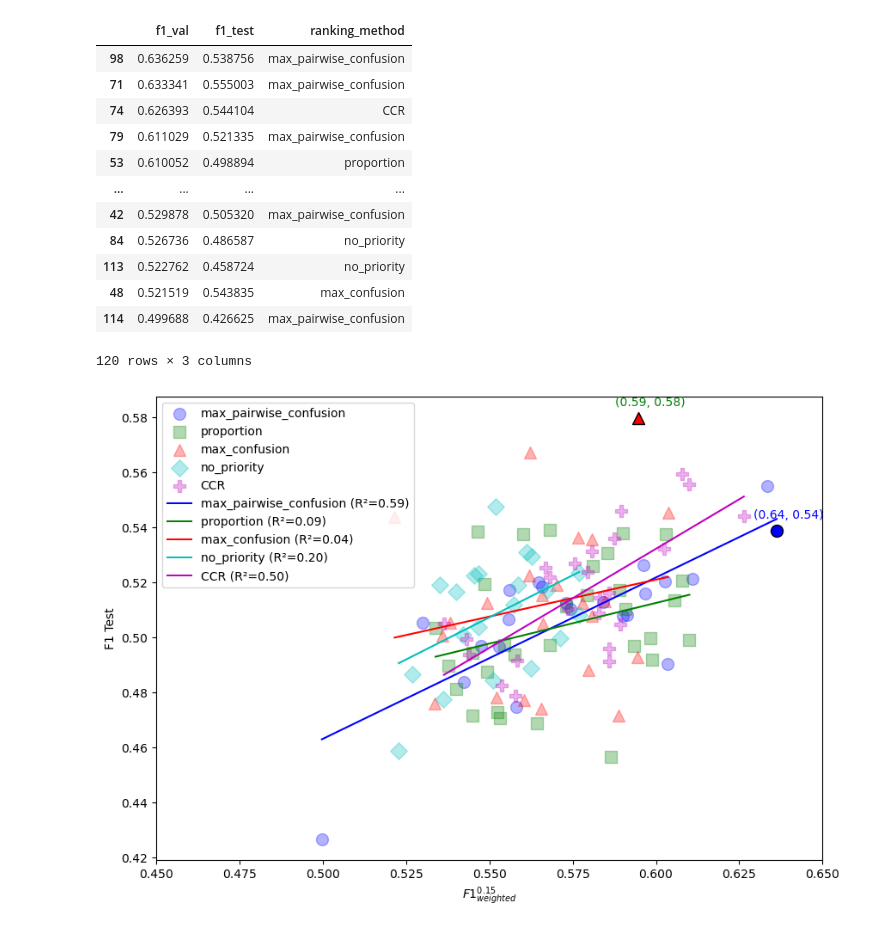
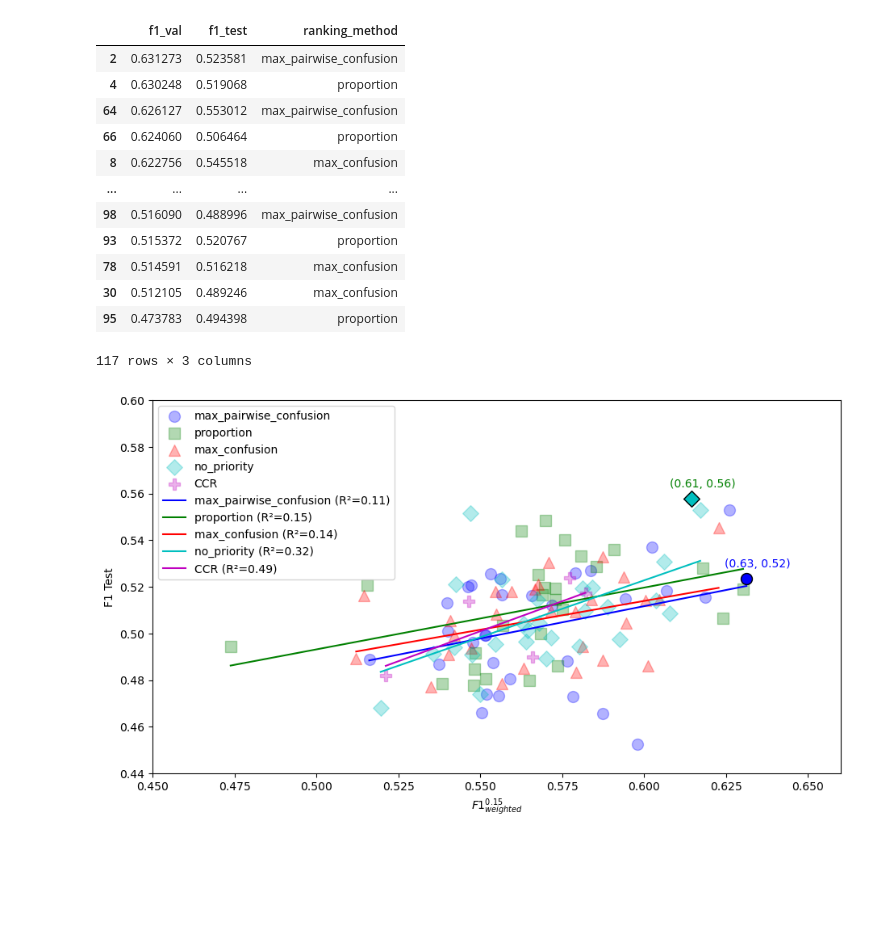
Before and after one commit to frperezgalarce/cnn-pels-vae, a Jupyter notebook: notebooks/10.hyperparameter_selection.ipynb, the cells around one changed output. Cells and saved outputs as stored; diff of their text form; code cells hidden in the pictures; blank space fills up the shorter version.

```diff
--- a/notebooks/10.hyperparameter_selection.ipynb
+++ b/notebooks/10.hyperparameter_selection.ipynb
@@ -7,7 +7,7 @@ from sklearn.linear_model import LinearRegression
 from sklearn.metrics import r2_score
 # %%
 #hyperparameterselection_f1val, hyperparameterselectionfw015, '$F1_{weighted}^{0.15}$' hyperparameterselectionfw03, '$F1_{weighted}^{0.3}$'
-filename = 'hyperparameterselectionfw015'
+filename = 'hyperparameterselection_f1val'
 xaxisname = '$F1_{weighted}^{0.15}$'
 df = pd.read_csv(filename+'.csv')
 df = df[['f1_val', 'f1_test', 'ranking_method']]
@@ -16,18 +16,18 @@ df.dropna(inplace=True)
 df.sort_values('f1_val', ascending=False)
 # %% [output]
 |  | f1_val | f1_test | ranking_method |
-| 98 | 0.636259 | 0.538756 | max_pairwise_confusion |
-| 71 | 0.633341 | 0.555003 | max_pairwise_confusion |
-| 74 | 0.626393 | 0.544104 | CCR |
-| 79 | 0.611029 | 0.521335 | max_pairwise_confusion |
-| 53 | 0.610052 | 0.498894 | proportion |
+| 2 | 0.631273 | 0.523581 | max_pairwise_confusion |
+| 4 | 0.630248 | 0.519068 | proportion |
+| 64 | 0.626127 | 0.553012 | max_pairwise_confusion |
+| 66 | 0.624060 | 0.506464 | proportion |
+| 8 | 0.622756 | 0.545518 | max_confusion |
 | ... | ... | ... | ... |
-| 42 | 0.529878 | 0.505320 | max_pairwise_confusion |
-| 84 | 0.526736 | 0.486587 | no_priority |
-| 113 | 0.522762 | 0.458724 | no_priority |
-| 48 | 0.521519 | 0.543835 | max_confusion |
-| 114 | 0.499688 | 0.426625 | max_pairwise_confusion |
+| 98 | 0.516090 | 0.488996 | max_pairwise_confusion |
+| 93 | 0.515372 | 0.520767 | proportion |
+| 78 | 0.514591 | 0.516218 | max_confusion |
+| 30 | 0.512105 | 0.489246 | max_confusion |
+| 95 | 0.473783 | 0.494398 | proportion |
-120 rows × 3 columns
+117 rows × 3 columns
 # %%
 method_styles = {
     'max_pairwise_confusion': {'marker': 'o', 'color': 'b'},
@@ -38,7 +38,7 @@ method_styles = {
 }
 # %%
 # Create scatter plot with seaborn and fixed symbols and colors
-plt.figure(figsize=(10, 7))
+plt.figure(figsize=(11, 6))
 
 # Plot scatter plot with fixed styles
 for method, style in method_styles.items():
@@ -66,32 +66,33 @@ best_f1_test_idx = df['f1_test'].idxmax()
 
 # Mark the best points with the original symbol and alpha set to 1
 best_val_point = df.loc[best_f1_val_idx]
 best_test_point = df.loc[best_f1_test_idx]
 
 plt.scatter([best_val_point['f1_val']], [best_val_point['f1_test']],
             marker=method_styles[best_val_point['ranking_method']]['marker'],
             color=method_styles[best_val_point['ranking_method']]['color'],
             s=100, alpha=1, edgecolor='k', linewidth=1)
 
 plt.scatter([best_test_point['f1_val']], [best_test_point['f1_test']],
             marker=method_styles[best_test_point['ranking_method']]['marker'],
             color=method_styles[best_test_point['ranking_method']]['color'],
             s=100, alpha=1, edgecolor='k', linewidth=1)
 
 # Annotate the best points
 plt.annotate(f"({best_val_point['f1_val']:.2f}, {best_val_point['f1_test']:.2f})",
              (best_val_point['f1_val'], best_val_point['f1_test']),
              textcoords="offset points", xytext=(10,10), ha='center', color='b')
 
 plt.annotate(f"({best_test_point['f1_val']:.2f}, {best_test_point['f1_test']:.2f})",
              (best_test_point['f1_val'], best_test_point['f1_test']),
              textcoords="offset points", xytext=(10,10), ha='center', color='g')
 
-plt.xlim(0.45, 0.65)
+plt.xlim(0.45, 0.66)
+plt.ylim(0.44, 0.6)
 plt.xlabel(xaxisname)
 plt.ylabel('F1 Test')
 plt.legend()
 plt.savefig(filename+'.png')
 plt.show()
 # %% [output]
-[figure, old version]
+[figure, new version]
```
Also changed, not shown: parts of 4 cells of this notebook, 8 other files.
